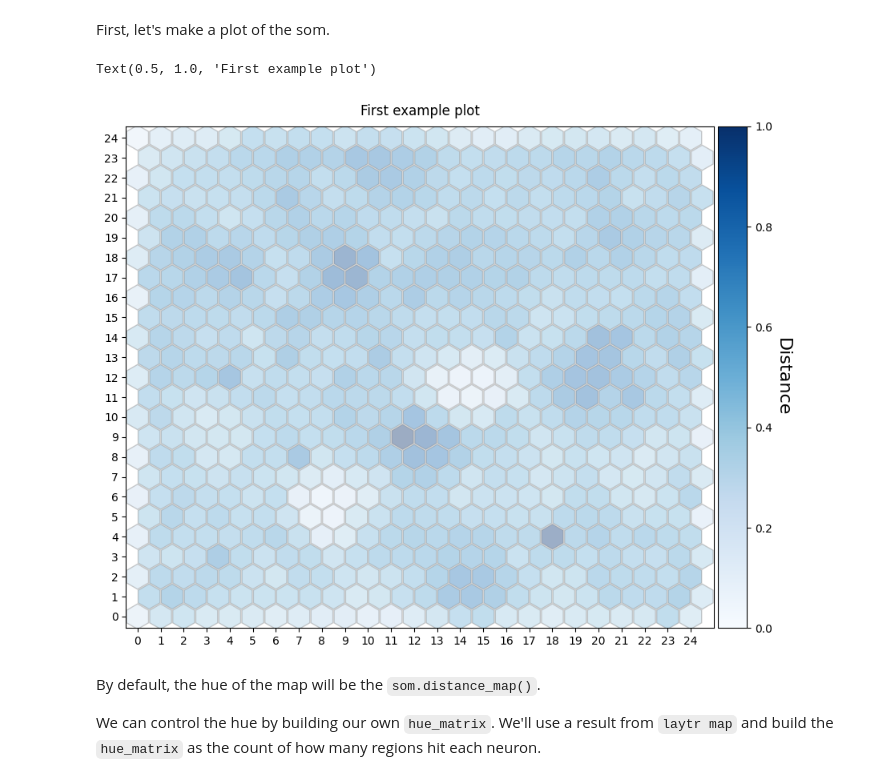
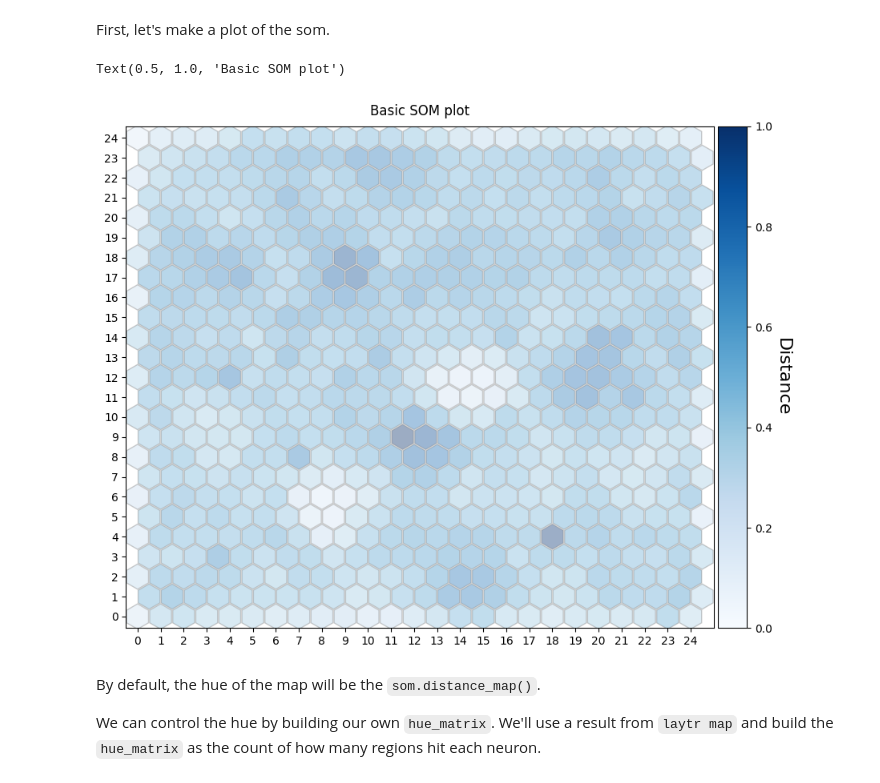
Before and after one commit to ACEnglish/laytr, a Jupyter notebook: notebooks/SOMPlotExample.ipynb, the cells around one changed output. Drawn from its saved outputs; the diff is of its cells as text; code cells hidden in the pictures.

```diff
--- a/notebooks/SOMPlotExample.ipynb
+++ b/notebooks/SOMPlotExample.ipynb
@@ -8,12 +9,12 @@ som = pickle.load(open("../soms/adotto_TRv1.1_3mers.som", 'rb'))
 # %% [markdown]
 First, let's make a plot of the som.
 # %%
-fig = laytr.make_hex_plot(som)
+fig1 = laytr.make_hex_plot(som)
 # And give it a title
-fig.axes[0].set_title("First example plot", pad=10)
+fig1.axes[0].set_title("Basic SOM plot", pad=10)
 # %% [output]
-Text(0.5, 1.0, 'First example plot')
+Text(0.5, 1.0, 'Basic SOM plot')
-[figure, old version]
+[figure, new version]
 # %% [markdown]
 By default, the hue of the map will be the `som.distance_map()`.
 
```
Also changed, not shown: parts of 7 cells of this notebook, 2 other files.
